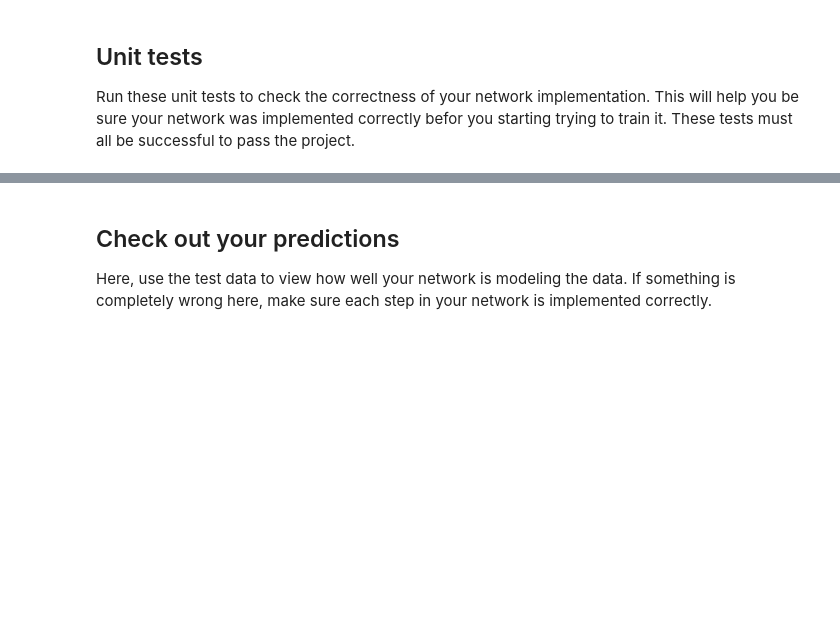
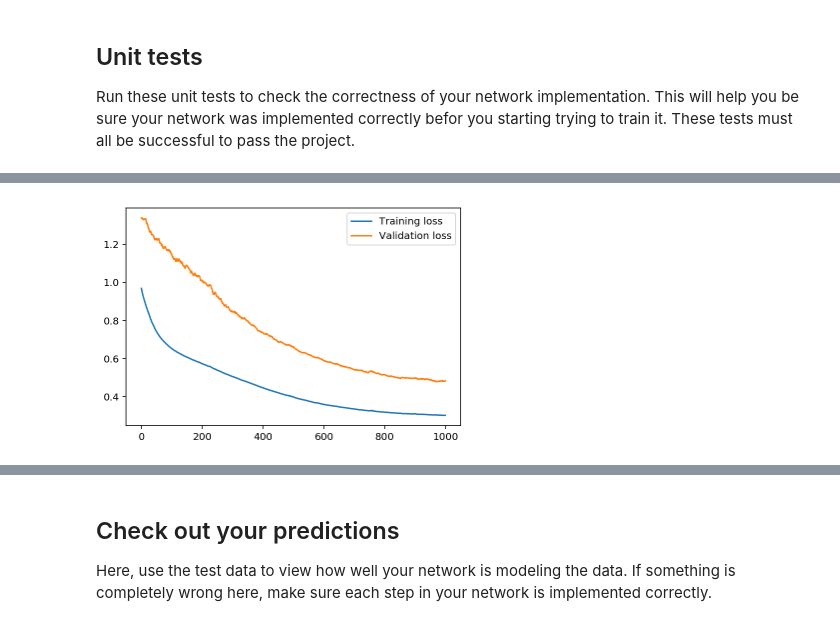
Before and after one commit to AdmcCarthy/First_Neural_Network, a Jupyter notebook: Your_first_neural_network.ipynb, the cells around one changed output, grey strips where cells are left out. Cells and saved outputs as stored; diff of their text form; code cells hidden in the pictures; blank space fills up the shorter version.

Commit message:
feat: Completed notebook for neural network

```diff
--- a/Your_first_neural_network.ipynb
+++ b/Your_first_neural_network.ipynb
@@ -329,0 +342,14 @@ _ = plt.ylim()
+# %%
+# Set the hyperparameters
+iterations = 1000
+learning_rate = 0.1
+hidden_nodes = 2
+output_nodes = 1
+
+losses, network = train_network(iterations, learning_rate, hidden_nodes, output_nodes)
+
+plt.plot(losses['train'], label='Training loss')
+plt.plot(losses['validation'], label='Validation loss')
+plt.legend()
+_ = plt.ylim()
+# %% [output]
@@ -329,0 +357 @@ _ = plt.ylim()
+[figure, added]
```
Also changed, not shown: parts of 26 cells of this notebook.
